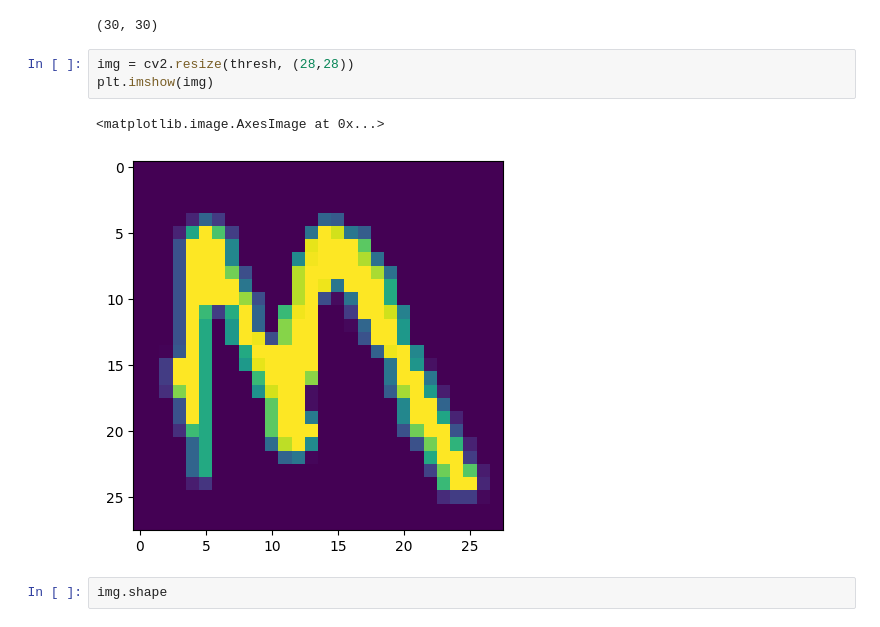
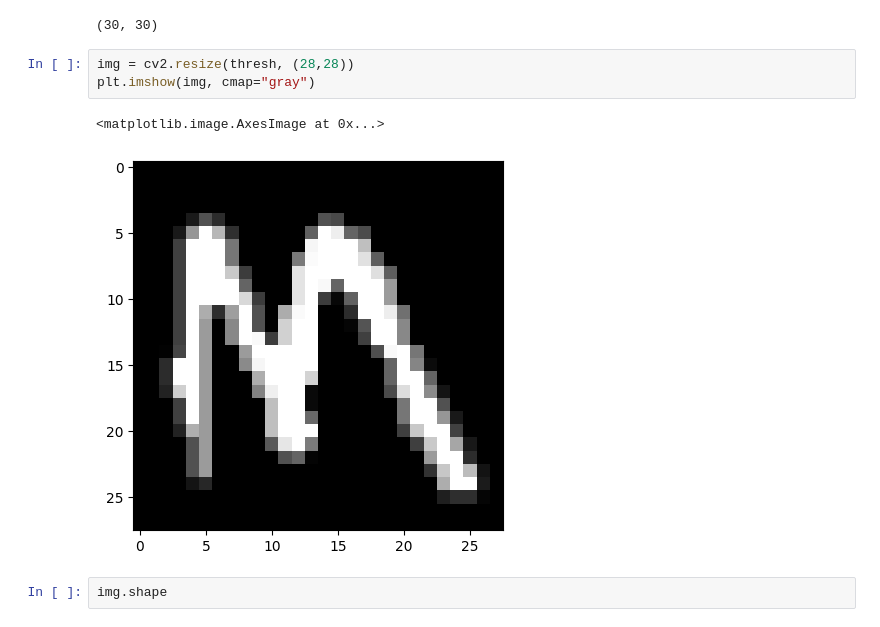
Before and after one commit to LittleTiger888/Playwith_OCR, a Jupyter notebook: Custom_OCR_training_the_neural_network.ipynb, the cells around one changed output. Cells and saved outputs as stored; diff of their text form.

```diff
--- a/Custom_OCR_training_the_neural_network.ipynb
+++ b/Custom_OCR_training_the_neural_network.ipynb
@@ -736,10 +736,10 @@ thresh.shape
 (30, 30)
 # %%
 img = cv2.resize(thresh, (28,28))
-plt.imshow(img)
+plt.imshow(img, cmap="gray")
 # %% [output]
 <matplotlib.image.AxesImage at 0x...>
-[figure, old version]
+[figure, new version]
 # %%
 img.shape
 # %% [output]
```
Also changed, not shown: parts of 1 cell of this notebook, 1 other file.
